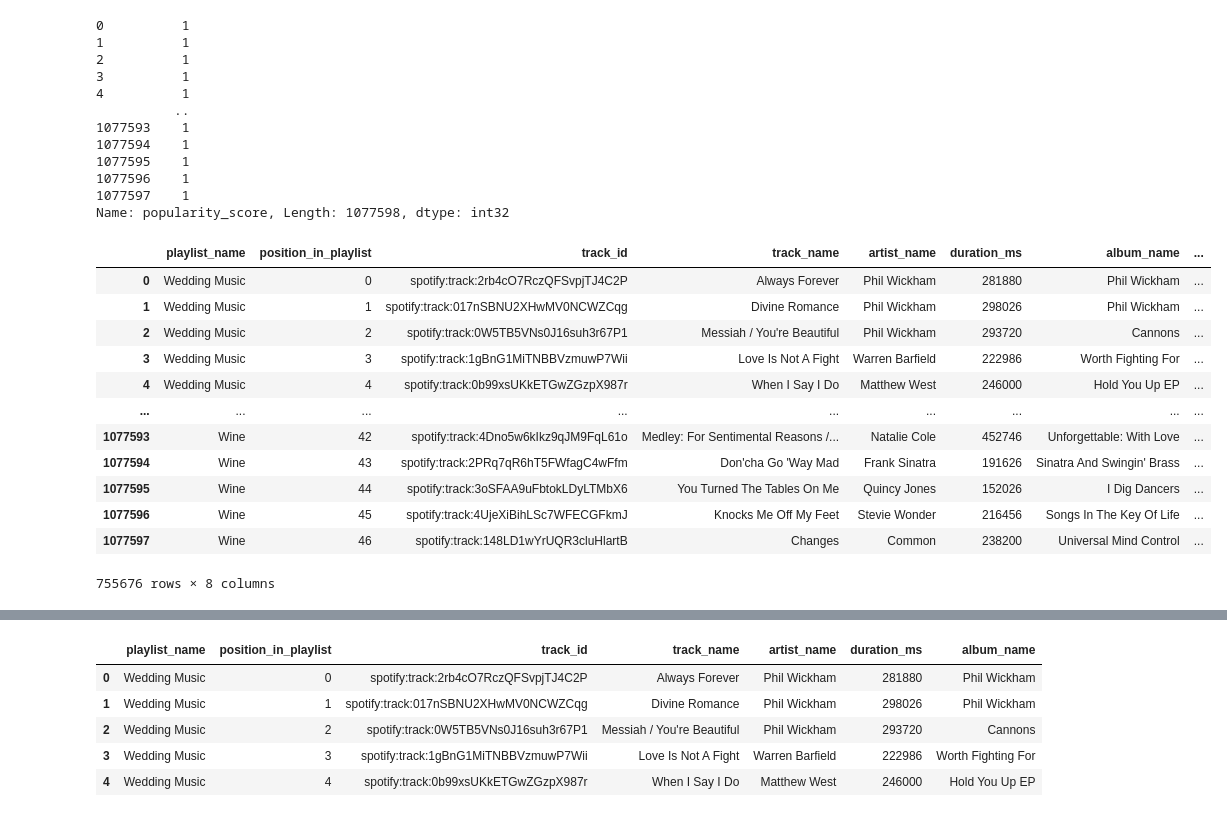
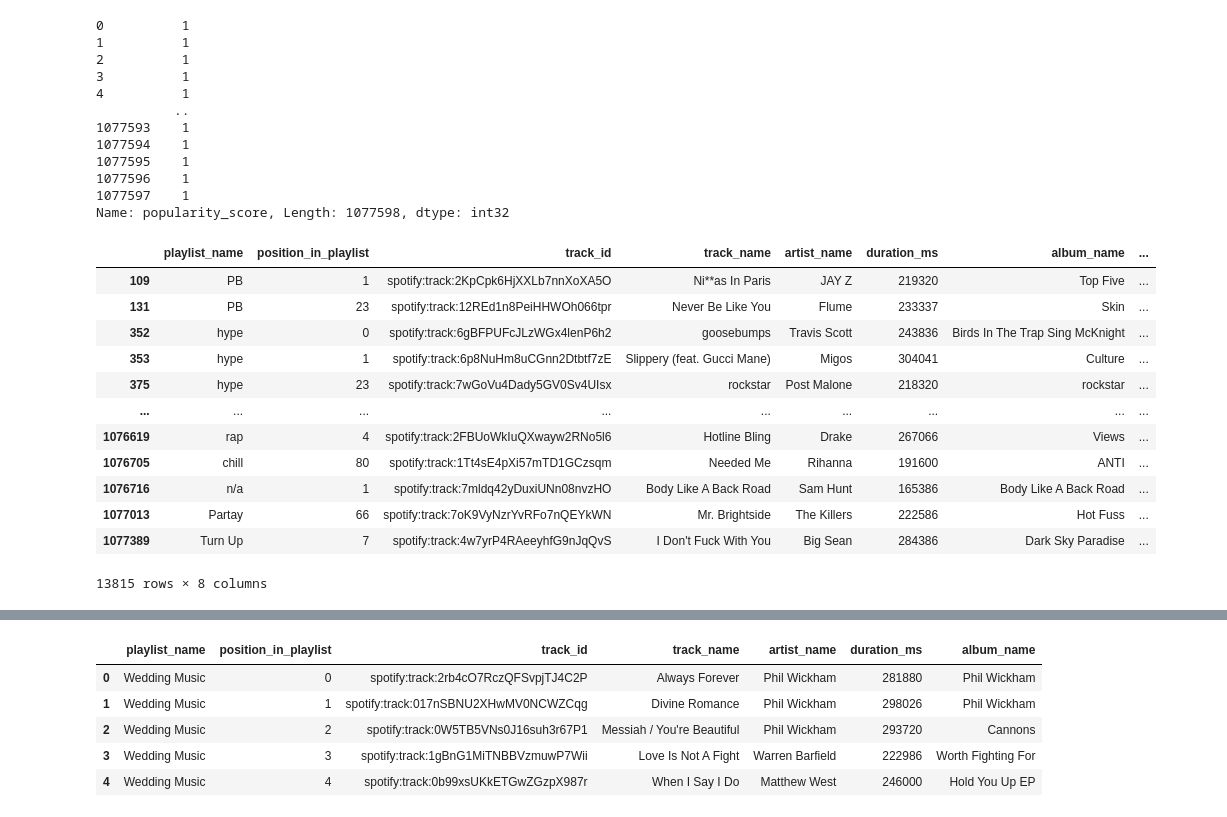
Before and after one commit to ReapersOne/AI, a Jupyter notebook: Semester 2/Pitch Project/Pitch Project.ipynb, the cells around one changed output, grey strips where cells are left out. Cells and saved outputs as stored; diff of their text form; code cells hidden in the pictures.

```diff
--- a/Semester 2/Pitch Project/Pitch Project.ipynb
+++ b/Semester 2/Pitch Project/Pitch Project.ipynb
@@ -124,21 +193,21 @@ df_with_popularity['popularity_score']
 1077597    1
 Name: popularity_score, Length: 1077598, dtype: int32
 # %%
-df_with_popularity[df_with_popularity['popularity_score'] == 1]
+df_with_popularity[df_with_popularity['popularity_score'] == 6]
 # %% [output]
 |  | playlist_name | position_in_playlist | track_id | track_name | artist_name | duration_ms | album_name | ... |
-| 0 | Wedding Music | 0 | spotify:track:2rb4cO7RczQFSvpjTJ4C2P | Always Forever | Phil Wickham | 281880 | Phil Wickham | ... |
-| 1 | Wedding Music | 1 | spotify:track:017nSBNU2XHwMV0NCWZCqg | Divine Romance | Phil Wickham | 298026 | Phil Wickham | ... |
-| 2 | Wedding Music | 2 | spotify:track:0W5TB5VNs0J16suh3r67P1 | Messiah / You're Beautiful | Phil Wickham | 293720 | Cannons | ... |
-| 3 | Wedding Music | 3 | spotify:track:1gBnG1MiTNBBVzmuwP7Wii | Love Is Not A Fight | Warren Barfield | 222986 | Worth Fighting For | ... |
-| 4 | Wedding Music | 4 | spotify:track:0b99xsUKkETGwZGzpX987r | When I Say I Do | Matthew West | 246000 | Hold You Up EP | ... |
+| 109 | PB | 1 | spotify:track:2KpCpk6HjXXLb7nnXoXA5O | Ni**as In Paris | JAY Z | 219320 | Top Five | ... |
+| 131 | PB | 23 | spotify:track:12REd1n8PeiHHWOh066tpr | Never Be Like You | Flume | 233337 | Skin | ... |
+| 352 | hype | 0 | spotify:track:6gBFPUFcJLzWGx4lenP6h2 | goosebumps | Travis Scott | 243836 | Birds In The Trap Sing McKnight | ... |
+| 353 | hype | 1 | spotify:track:6p8NuHm8uCGnn2Dtbtf7zE | Slippery (feat. Gucci Mane) | Migos | 304041 | Culture | ... |
+| 375 | hype | 23 | spotify:track:7wGoVu4Dady5GV0Sv4UIsx | rockstar | Post Malone | 218320 | rockstar | ... |
 | ... | ... | ... | ... | ... | ... | ... | ... | ... |
-| 1077593 | Wine | 42 | spotify:track:4Dno5w6kIkz9qJM9FqL61o | Medley: For Sentimental Reasons /... | Natalie Cole | 452746 | Unforgettable: With Love | ... |
-| 1077594 | Wine | 43 | spotify:track:2PRq7qR6hT5FWfagC4wFfm | Don'cha Go 'Way Mad | Frank Sinatra | 191626 | Sinatra And Swingin' Brass | ... |
-| 1077595 | Wine | 44 | spotify:track:3oSFAA9uFbtokLDyLTMbX6 | You Turned The Tables On Me | Quincy Jones | 152026 | I Dig Dancers | ... |
-| 1077596 | Wine | 45 | spotify:track:4UjeXiBihLSc7WFECGFkmJ | Knocks Me Off My Feet | Stevie Wonder | 216456 | Songs In The Key Of Life | ... |
-| 1077597 | Wine | 46 | spotify:track:148LD1wYrUQR3cluHlartB | Changes | Common | 238200 | Universal Mind Control | ... |
+| 1076619 | rap | 4 | spotify:track:2FBUoWkIuQXwayw2RNo5l6 | Hotline Bling | Drake | 267066 | Views | ... |
+| 1076705 | chill | 80 | spotify:track:1Tt4sE4pXi57mTD1GCzsqm | Needed Me | Rihanna | 191600 | ANTI | ... |
+| 1076716 | n/a | 1 | spotify:track:7mldq42yDuxiUNn08nvzHO | Body Like A Back Road | Sam Hunt | 165386 | Body Like A Back Road | ... |
+| 1077013 | Partay | 66 | spotify:track:7oK9VyNzrYvRFo7nQEYkWN | Mr. Brightside | The Killers | 222586 | Hot Fuss | ... |
+| 1077389 | Turn Up | 7 | spotify:track:4w7yrP4RAeeyhfG9nJqQvS | I Don't Fuck With You | Big Sean | 284386 | Dark Sky Paradise | ... |
-755676 rows × 8 columns
+13815 rows × 8 columns
 # %%
 df.info()
 # %% [output]
```
Also changed, not shown: parts of 8 cells of this notebook, 4 other files.
